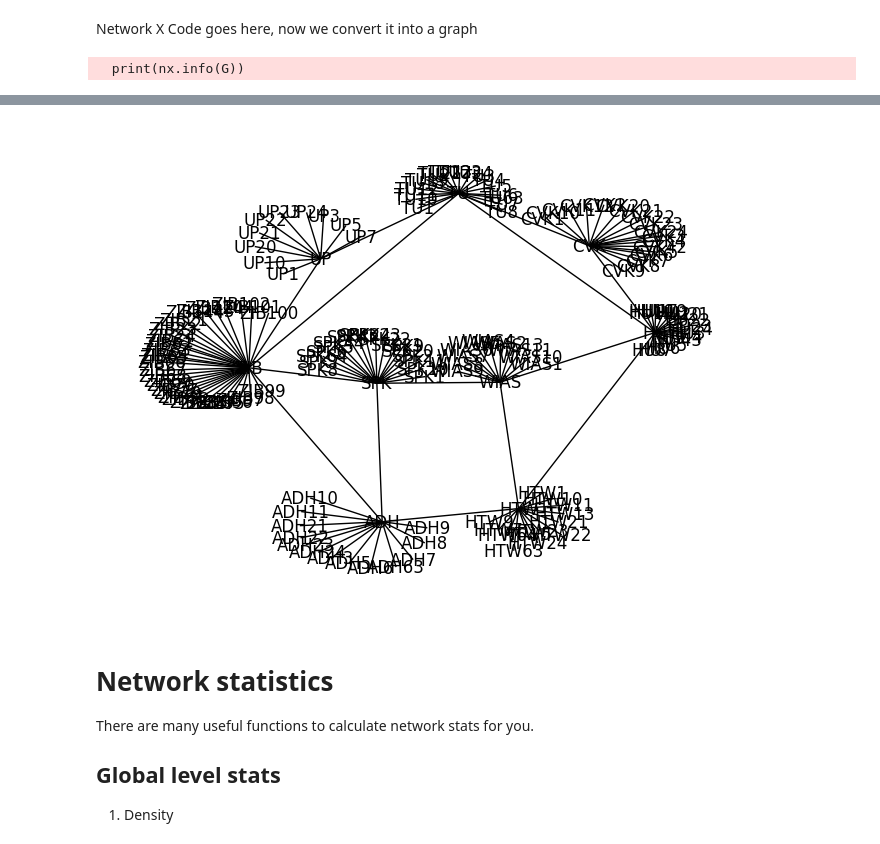
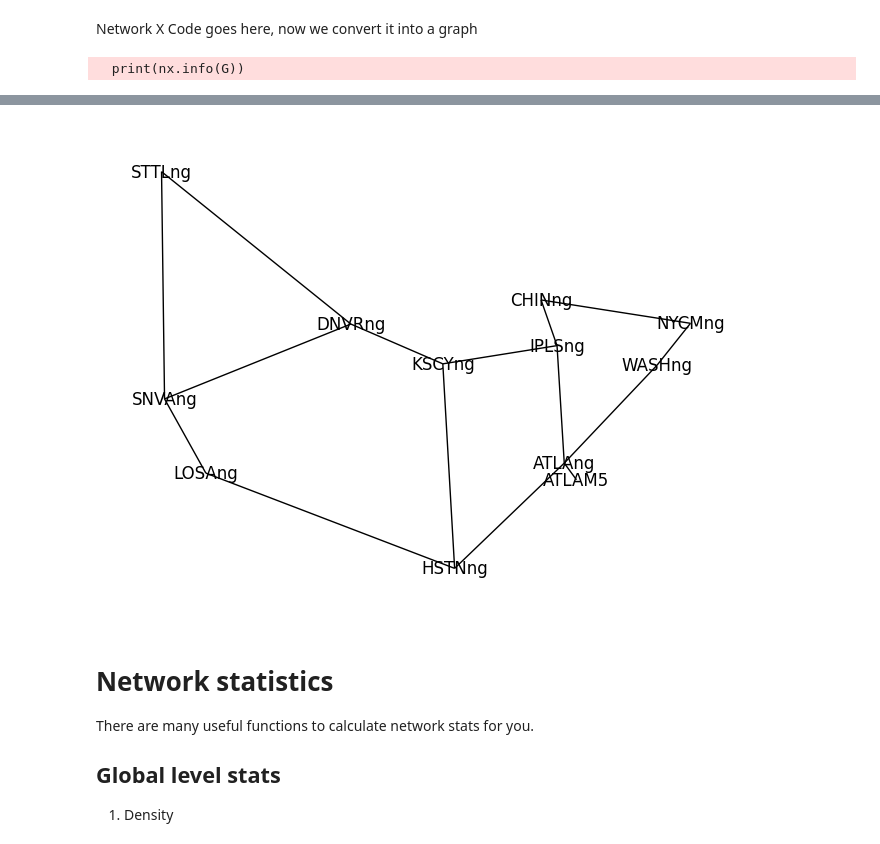
Before and after one commit to yrafique/VNF-python, a Jupyter notebook: NetworkImport.ipynb, the cells around one changed output, grey strips where cells are left out. Saved outputs shown, nothing was run; the diff lists cells and outputs as text; code cells hidden in the pictures.

Commit message:
Changed Networkx read to functions
Changed the reading of network into functions, that will return a graph G of the network nx graph

```diff
--- a/NetworkImport.ipynb
+++ b/NetworkImport.ipynb
@@ -8,48 +8,58 @@ Network X Code goes here, now we convert it into a graph
 #3. Implement Random Placement Algorithm
 
 import networkx as nx
-
 import matplotlib.pyplot as plt
-
 from ImportNetworkFromXML import *
 
-G = nx.Graph()
 
-path = 'Networks/'
-options = ['abilene.xml' , 'janos-us.xml', 'brain.xml']
+def convert_nodes (G, nodes):
+    for node in nodes:
+        node_id = nodes[node].get("id")
+        x_cor = nodes[node].get("x_cor")
+        y_cor = nodes[node].get("y_cor")
+        G.add_node(node_id, pos=(x_cor, y_cor))
 
-network_name = options[2]
-from_xml = read_network(path+network_name)
+def convert_links (G, nodes, links):
+    for link in links.keys():
+        source = links[link].get("source")
+        for source_node in nodes:
+            if nodes[source_node].get('id') == source:
+                break
+        dest = links[link].get("destination")
+        for dest_node in nodes:
+            if nodes[dest_node].get('id') == dest:
+                break
+        capacity = links[link].get("capacity")
+        cost = links[link].get("cost")
+        G.add_edges_from([(source, dest, {'capacity': capacity, 'cost': cost})])
 
-nodes = from_xml[0]
-links = from_xml[1]
-demands = from_xml[2]
+def convert_demands(G, nodes, demands):
+    a = 1
 
-#Test the imported networks
-#print_test(network_name,nodes,links,demands)
+def read_network(network_name):
+    G = nx.Graph()
+    path = 'Networks/'
+    #options = ['abilene.xml' , 'janos-us.xml', 'brain.xml']
+    #network_name = options[2]
+    from_xml = read_XMLnetwork (path+network_name)
+
+    nodes = from_xml[0]
+    links = from_xml[1]
+    demands = from_xml[2]
+
+    #Test the imported networks
+    #print_test(network_name,nodes,links,demands)
+
+    convert_nodes(G,nodes)
+    convert_links(G,nodes,links)
+    convert_demands(G,nodes,demands)
 
 
 
-for node in nodes:
-    node_id = nodes[node].get("id")
-    x_cor = nodes[node].get("x_cor")
-    y_cor = nodes[node].get("y_cor")
-    G.add_node(node_id, pos=(x_cor, y_cor))
+    return G
 
 
-for link in links.keys():
-    source = links[link].get("source")
-    for source_node in nodes:
-        if nodes[source_node].get('id') == source:
-            break
-    dest = links[link].get("destination")
-    for dest_node in nodes:
-        if nodes[dest_node].get('id') == dest:
-            break
-    capacity = links[link].get("capacity")
-    cost = links[link].get("cost")
-    G.add_edges_from([(source, dest, {'capacity': capacity, 'cost': cost})])
-
+G = read_network("abilene.xml")
 
 nx.draw(G, nx.get_node_attributes(G, 'pos'), with_labels=True, node_size=0)
 #print(nx.dijkstra_path(G,'UP10', 'ADH10'))
@@ -63,6 +73,6 @@ sp = dict(nx.all_pairs_shortest_path(G))
 #print network info
 print(nx.info(G))
 
-%timeit nx.closeness_centrality(G)
+#%timeit nx.closeness_centrality(G)
 # %% [output]
   print(nx.info(G))
@@ -71,4 +80,4 @@ Graph with 161 nodes and 166 edges
-[figure, old version]
+[figure, new version]
 # %% [markdown]
 # Network statistics
 There are many useful functions to calculate network stats for you.
```
Also changed, not shown: parts of 5 cells of this notebook, 2 other files.
